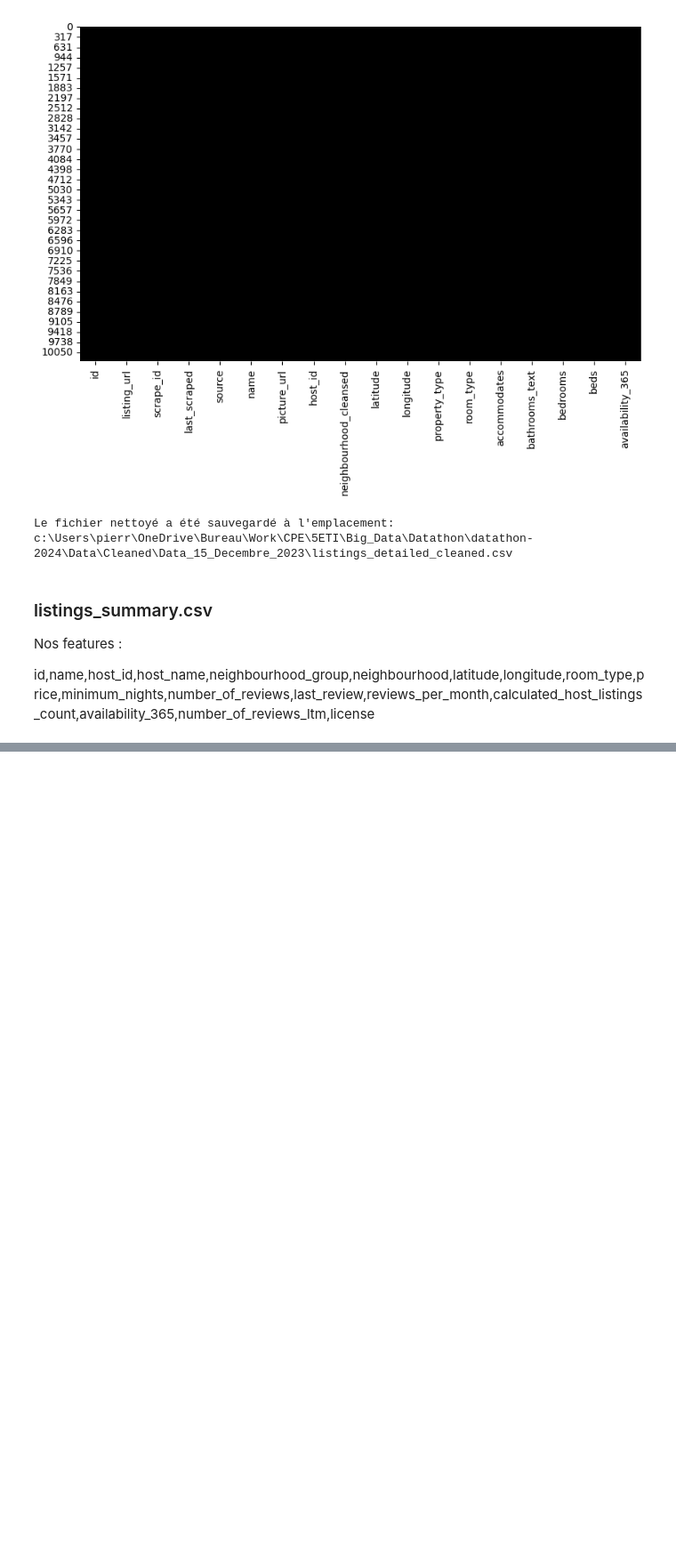
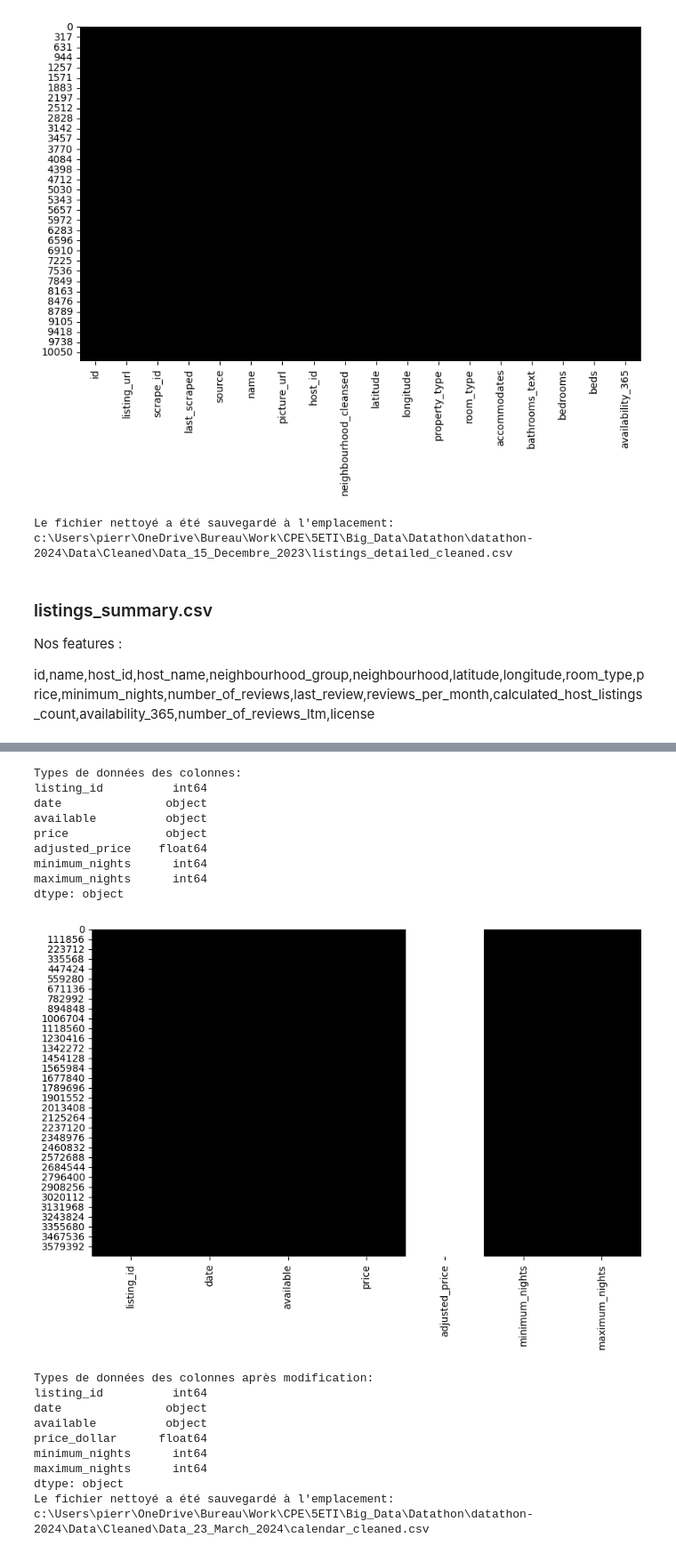
Before and after one commit to AlexandreOuenadio/datathon-2024, a Jupyter notebook: Notebooks/datathon_cleaning_data.ipynb, the cells around one changed output, grey strips where cells are left out. Shown at 89% size. Saved outputs shown, nothing was run; the diff lists cells and outputs as text; code cells hidden in the pictures; blank space fills up the shorter version.

Commit message:
ajout du cleaning de la data mars

```diff
--- a/Notebooks/datathon_cleaning_data.ipynb
+++ b/Notebooks/datathon_cleaning_data.ipynb
@@ -354,0 +363,60 @@ print(f"Le fichier nettoyé a été sauvegardé à l'emplacement: {cleaned_file_
+# %%
+# Chargement du CSV
+dataset_calendar = os.path.join(dataset_raw_path, 'Data_23_March_2024', 'calendar.csv')
+
+df = pd.read_csv(dataset_calendar)
+
+# Créer une heatmap des valeurs manquantes
+plt.figure(figsize=(10, 6))
+sns.heatmap(
+    df.isna(),
+    cmap=['black', 'white'],
+    cbar=False,
+)
+
+# Type des données
+print("Types de données des colonnes:")
+print(df.dtypes)
+
+# Afficher la heatmap
+plt.show()
+
+# Renommer la colonne 'price' en 'price_dollar'
+df.rename(columns={'price': 'price_dollar'}, inplace=True)
+
+# Convertir les valeurs de 'price_dollar' en nombres
+df['price_dollar'] = df['price_dollar'].replace('[\$,]', '', regex=True).astype(float)
+
+# Supprimer la colonne 'adjusted_price'
+df.drop(columns=['adjusted_price'], inplace=True)
+
+# Afficher les types de données des colonnes après modification
+print("Types de données des colonnes après modification:")
+print(df.dtypes)
+
+# Définir le chemin pour sauvegarder le nouveau fichier
+cleaned_file_path = os.path.abspath(os.path.join(cleaned_march, 'calendar_cleaned.csv'))
+
+# Sauvegarder le nouveau fichier CSV
+df.to_csv(cleaned_file_path, index=False)
+print(f"Le fichier nettoyé a été sauvegardé à l'emplacement: {cleaned_file_path}")
+# %% [output]
+Types de données des colonnes:
+listing_id          int64
+date               object
+available          object
+price              object
+adjusted_price    float64
+minimum_nights      int64
+maximum_nights      int64
+dtype: object
+[figure, added]
+Types de données des colonnes après modification:
+listing_id          int64
+date               object
+available          object
+price_dollar      float64
+minimum_nights      int64
+maximum_nights      int64
+dtype: object
+Le fichier nettoyé a été sauvegardé à l'emplacement: c:\Users\pierr\OneDrive\Bureau\Work\CPE\5ETI\Big_Data\Datathon\datathon-2024\Data\Cleaned\Data_23_March_2024\calendar_cleaned.csv
```
Also changed, not shown: parts of 12 cells of this notebook.
